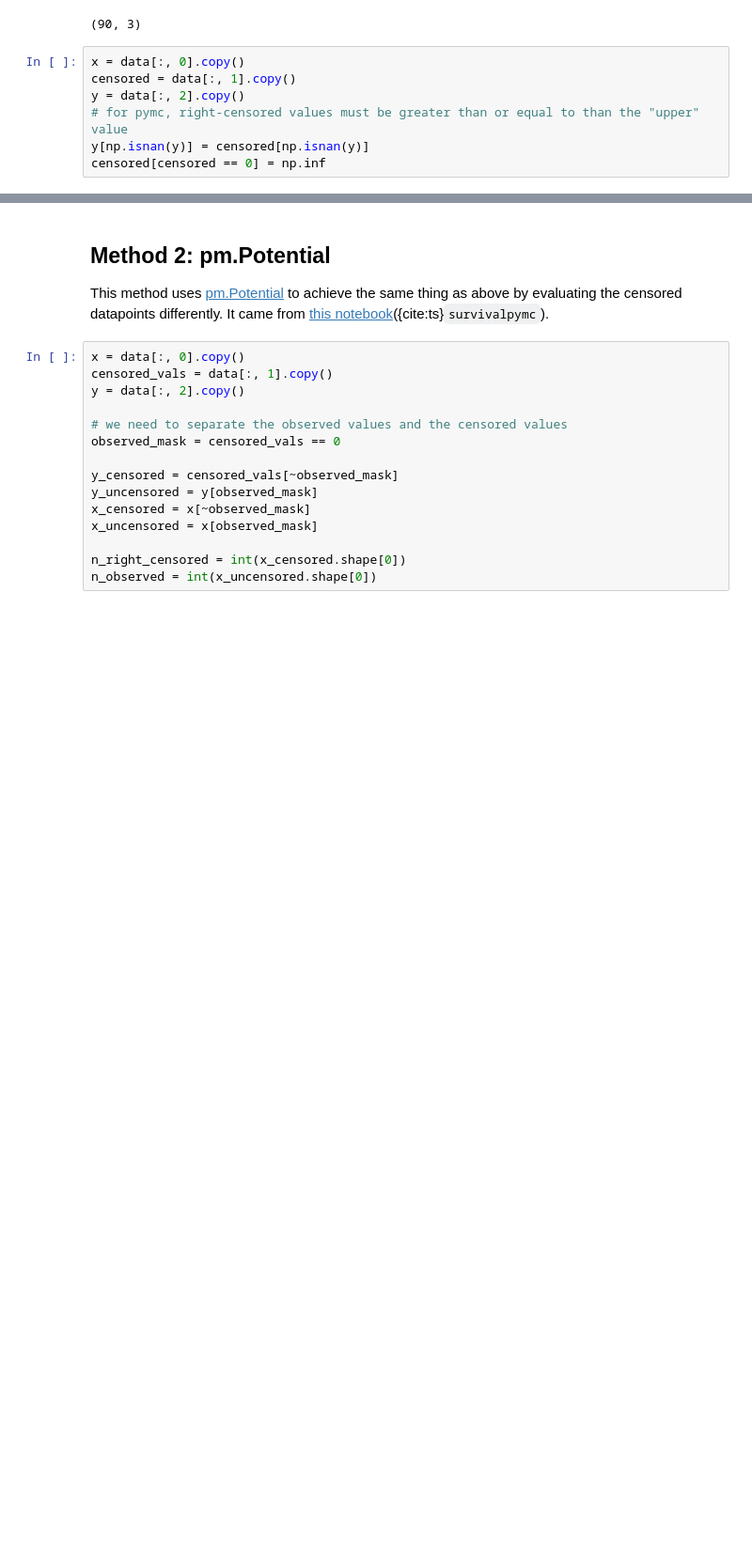
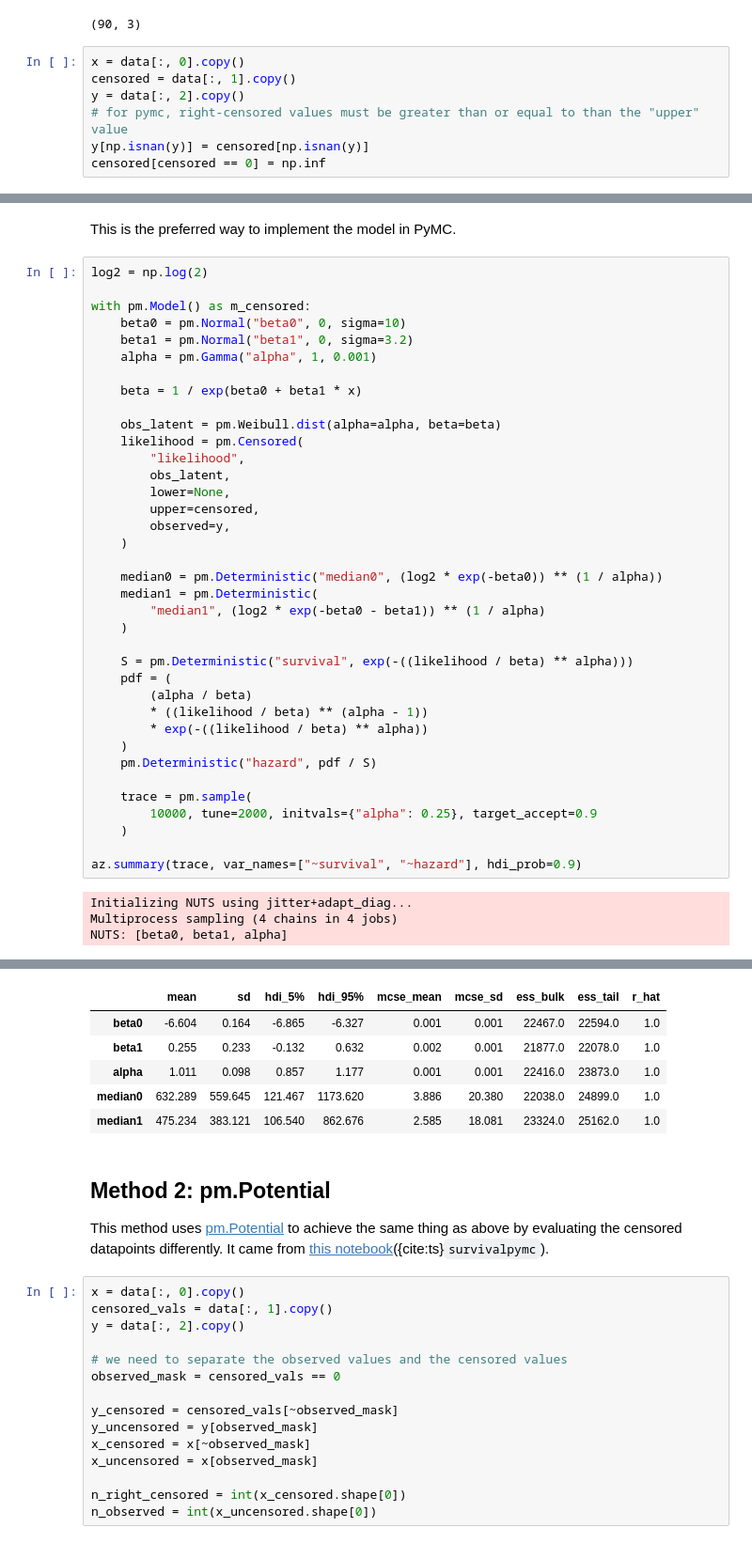
Before and after one commit to areding/6420-pymc, a Jupyter notebook: _sources/unit8/Unit8-tte-gastric.ipynb, the cells around one changed output, grey strips where cells are left out. Shown at 94% size. Saved outputs shown, nothing was run; the diff lists cells and outputs as text; blank space fills up the shorter version.

```diff
--- a/_sources/unit8/Unit8-tte-gastric.ipynb
+++ b/_sources/unit8/Unit8-tte-gastric.ipynb
@@ -106,0 +126,43 @@ az.summary(trace, var_names=["~S", "~f", "~h"], hdi_prob=0.9)
+# %% [markdown]
+This is the preferred way to implement the model in PyMC.
+# %%
+log2 = np.log(2)
+
+with pm.Model() as m_censored:
+    beta0 = pm.Normal("beta0", 0, sigma=10)
+    beta1 = pm.Normal("beta1", 0, sigma=3.2)
+    alpha = pm.Gamma("alpha", 1, 0.001)
+
+    beta = 1 / exp(beta0 + beta1 * x)
+
+    obs_latent = pm.Weibull.dist(alpha=alpha, beta=beta)
+    likelihood = pm.Censored(
+        "likelihood",
+        obs_latent,
+        lower=None,
+        upper=censored,
+        observed=y,
+    )
+
+    median0 = pm.Deterministic("median0", (log2 * exp(-beta0)) ** (1 / alpha))
+    median1 = pm.Deterministic(
+        "median1", (log2 * exp(-beta0 - beta1)) ** (1 / alpha)
+    )
+
+    S = pm.Deterministic("survival", exp(-((likelihood / beta) ** alpha)))
+    pdf = (
+        (alpha / beta)
+        * ((likelihood / beta) ** (alpha - 1))
+        * exp(-((likelihood / beta) ** alpha))
+    )
+    pm.Deterministic("hazard", pdf / S)
+
+    trace = pm.sample(
+        10000, tune=2000, initvals={"alpha": 0.25}, target_accept=0.9
+    )
+
+az.summary(trace, var_names=["~survival", "~hazard"], hdi_prob=0.9)
+# %% [output]
+Initializing NUTS using jitter+adapt_diag...
+Multiprocess sampling (4 chains in 4 jobs)
+NUTS: [beta0, beta1, alpha]
@@ -107,3 +172,9 @@ az.summary(trace, var_names=["~S", "~f", "~h"], hdi_prob=0.9)
+|  | mean | sd | hdi_5% | hdi_95% | mcse_mean | mcse_sd | ess_bulk | ess_tail | r_hat |
+| beta0 | -6.604 | 0.164 | -6.865 | -6.327 | 0.001 | 0.001 | 22467.0 | 22594.0 | 1.0 |
+| beta1 | 0.255 | 0.233 | -0.132 | 0.632 | 0.002 | 0.001 | 21877.0 | 22078.0 | 1.0 |
+| alpha | 1.011 | 0.098 | 0.857 | 1.177 | 0.001 | 0.001 | 22416.0 | 23873.0 | 1.0 |
+| median0 | 632.289 | 559.645 | 121.467 | 1173.620 | 3.886 | 20.380 | 22038.0 | 24899.0 | 1.0 |
+| median1 | 475.234 | 383.121 | 106.540 | 862.676 | 2.585 | 18.081 | 23324.0 | 25162.0 | 1.0 |
 # %% [markdown]
 ## Method 2: pm.Potential
 
```
Also changed, not shown: parts of 9 cells of this notebook, 7 other files.
